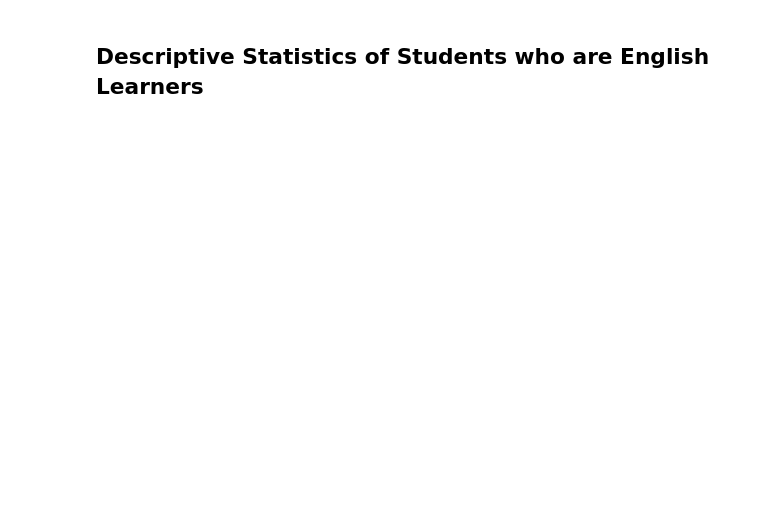
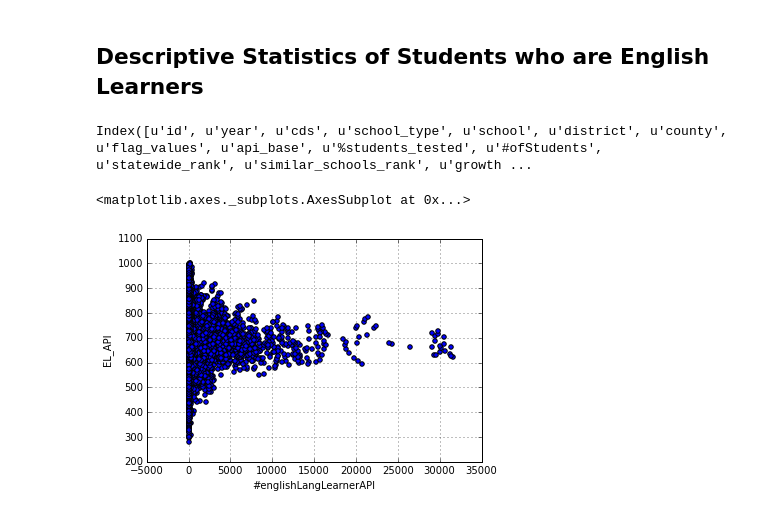
Before and after one commit to ttglennhall/SD_data_contest_education_3-10, a Jupyter notebook: education_dataAnalysis_2015.ipynb, the cells around one changed output. Saved outputs shown, nothing was run; the diff lists cells and outputs as text; code cells hidden in the pictures; blank space fills up the shorter version.

Commit message:
now adding column names to data sets

```diff
--- a/education_dataAnalysis_2015.ipynb
+++ b/education_dataAnalysis_2015.ipynb
@@ -39,2 +177,11 @@ star = pd.read_csv('data/star.csv')
 # %% [markdown]
 ## Descriptive Statistics of Students who are English Learners
+# %%
+api.columns
+# %% [output]
+Index([u'id', u'year', u'cds', u'school_type', u'school', u'district', u'county', u'flag_values', u'api_base', u'%students_tested', u'#ofStudents', u'statewide_rank', u'similar_schools_rank', u'growth ...
+# %%
+api.plot(x='#englishLangLearnerAPI', y='EL_API', kind='scatter')
+# %% [output]
+<matplotlib.axes._subplots.AxesSubplot at 0x...>
+[figure, added]
```
Also changed, not shown: parts of 18 cells of this notebook.
